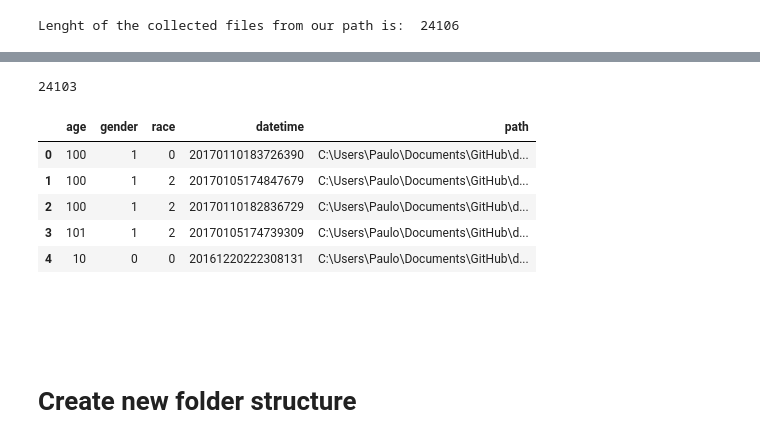
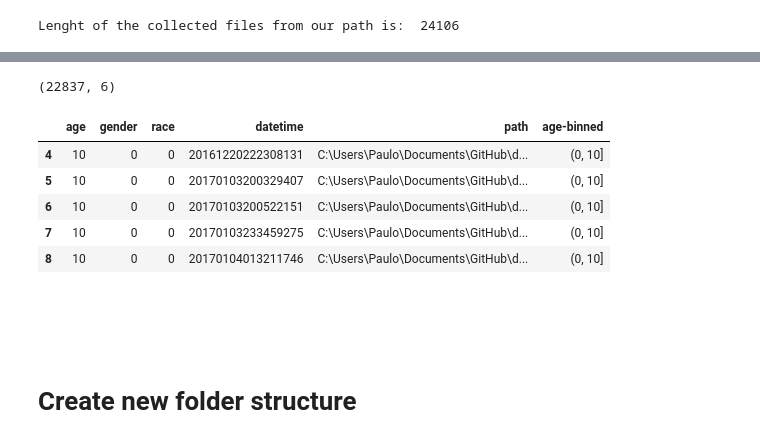
Before and after one commit to paulorijnberg/deep-learning-age-estimation, a Jupyter notebook: notebooks/new-structure-dataset.ipynb, the cells around one changed output, grey strips where cells are left out. Saved outputs shown, nothing was run; the diff lists cells and outputs as text; code cells hidden in the pictures.

```diff
--- a/notebooks/new-structure-dataset.ipynb
+++ b/notebooks/new-structure-dataset.ipynb
@@ -12,6 +12,7 @@ import numpy as np
 import pickle
 
 pd.set_option('max_colwidth', -1)
+pd.set_option("display.max_rows", 100)
 # %% [markdown]
 <br><br><br>
 # Global variables
@@ -82,10 +83,10 @@ Lenght of the collected files from our path is:  24106
 # function again.
 df = create_data_frame_with_all_information_of_files(all_files)
 
+# Drop everything above 70 (just like a paper)
+df['age'] = df['age'].astype('int')
+df = df[df['age'] <= 70]
+
+display(df.shape)
 display(df.head())
-
-
-# Pickle the result
-with open('df.pkl', 'wb') as output_file:
-    pickle.dump(df, output_file)
 # %% [output]
@@ -97,0 +100,11 @@ with open('df.pkl', 'wb') as output_file:
+# %%
+# Create bins
+bins = [0, 10, 20, 30, 40, 50, 60, 70]
+
+df['age-binned'] = pd.cut(df['age'], bins)
+
+# Print results
+print('We see that the bins are not even.\n')
+print(df['age-binned'].value_counts().sort_index(), '\n')
+
+pd.DataFrame(df['age-binned'].value_counts()).sort_index().plot.bar(rot=0)
@@ -98,18 +128,18 @@ with open('df.pkl', 'wb') as output_file:
 # %%
 # Open saved pickle file and test the saved df.
 with open('df.pkl', 'rb') as input_file:
     df = pickle.load(input_file)
 
-display(len(df))
+display(df.shape)
 df.head()
 # %% [output]
-24103
+(22837, 6)
-|  | age | gender | race | datetime | path |
-| 0 | 100 | 1 | 0 | 20170110183726390 | C:\Users\Paulo\Documents\GitHub\d... |
-| 1 | 100 | 1 | 2 | 20170105174847679 | C:\Users\Paulo\Documents\GitHub\d... |
-| 2 | 100 | 1 | 2 | 20170110182836729 | C:\Users\Paulo\Documents\GitHub\d... |
-| 3 | 101 | 1 | 2 | 20170105174739309 | C:\Users\Paulo\Documents\GitHub\d... |
-| 4 | 10 | 0 | 0 | 20161220222308131 | C:\Users\Paulo\Documents\GitHub\d... |
+|  | age | gender | race | datetime | path | age-binned |
+| 4 | 10 | 0 | 0 | 20161220222308131 | C:\Users\Paulo\Documents\GitHub\d... | (0, 10] |
+| 5 | 10 | 0 | 0 | 20170103200329407 | C:\Users\Paulo\Documents\GitHub\d... | (0, 10] |
+| 6 | 10 | 0 | 0 | 20170103200522151 | C:\Users\Paulo\Documents\GitHub\d... | (0, 10] |
+| 7 | 10 | 0 | 0 | 20170103233459275 | C:\Users\Paulo\Documents\GitHub\d... | (0, 10] |
+| 8 | 10 | 0 | 0 | 20170104013211746 | C:\Users\Paulo\Documents\GitHub\d... | (0, 10] |
 # %% [markdown]
 <br><br><br>
 # Create new folder structure
```
Also changed, not shown: parts of 11 cells of this notebook, 1 other file.
